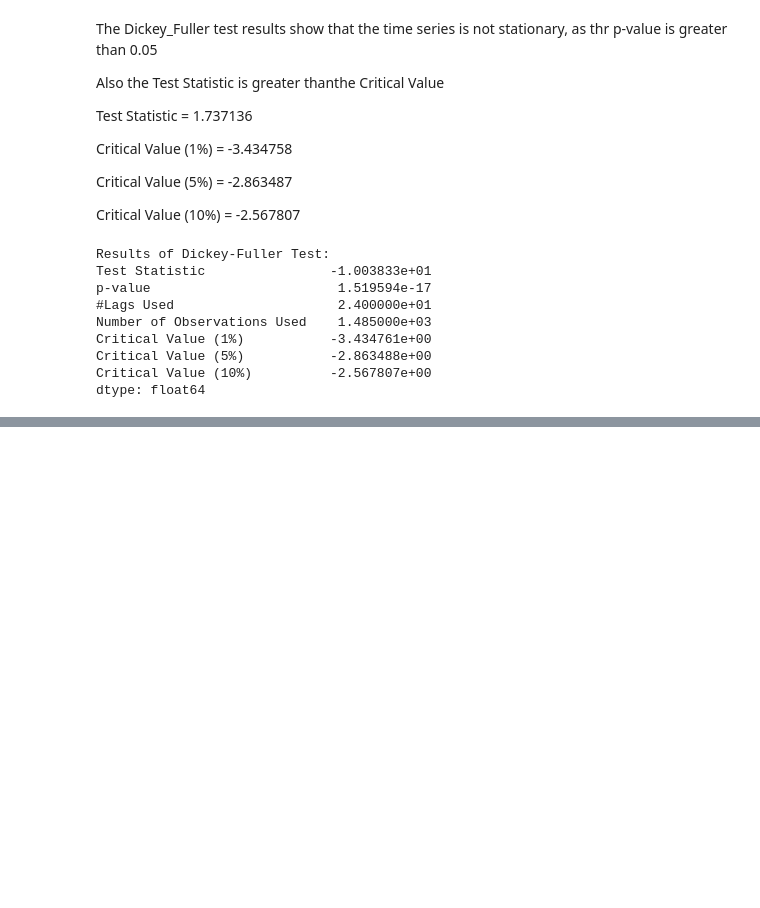
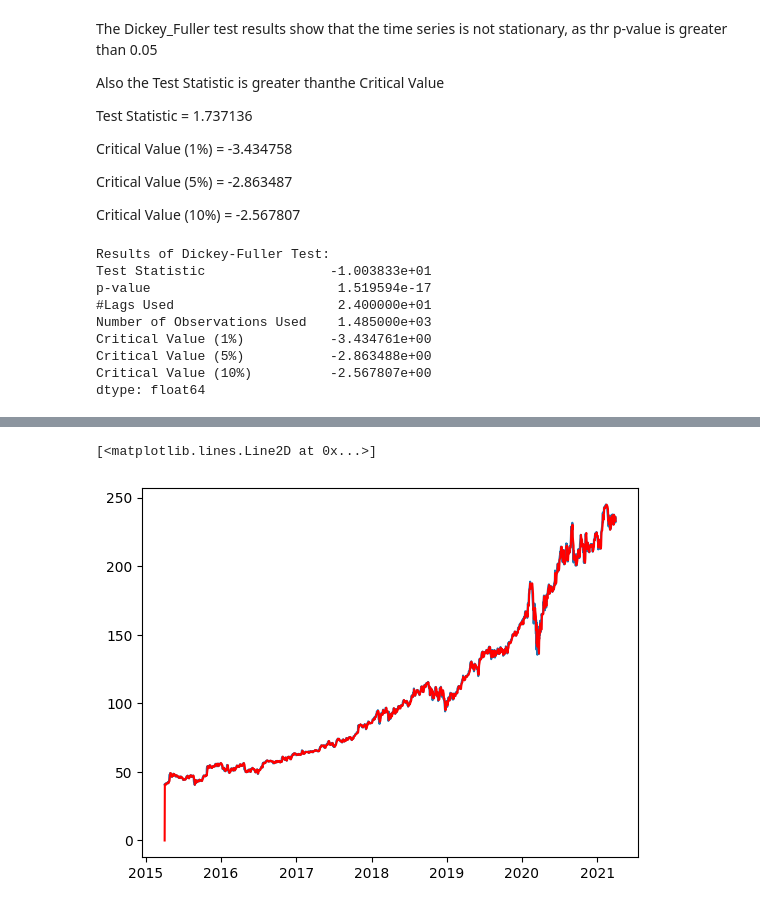
Before and after one commit to Midigan/Joint-CA2-Machine-Learning-for-Business, a Jupyter notebook: CA2 MLB and DV Integrated.ipynb, the cells around one changed output, grey strips where cells are left out. Cells and saved outputs as stored; diff of their text form; code cells hidden in the pictures; blank space fills up the shorter version.

```diff
--- a/CA2 MLB and DV Integrated.ipynb
+++ b/CA2 MLB and DV Integrated.ipynb
@@ -137,0 +161,9 @@ dtype: float64
+# %%
+# ARIMA Model
+model = ARIMA(time_series, order=(5,1,0))
+results_ARIMA = model.fit()
+plt.plot(time_series)
+plt.plot(results_ARIMA.fittedvalues, color='red')
+# %% [output]
+[<matplotlib.lines.Line2D at 0x...>]
+[figure, added]
```
Also changed, not shown: parts of 8 cells of this notebook.
